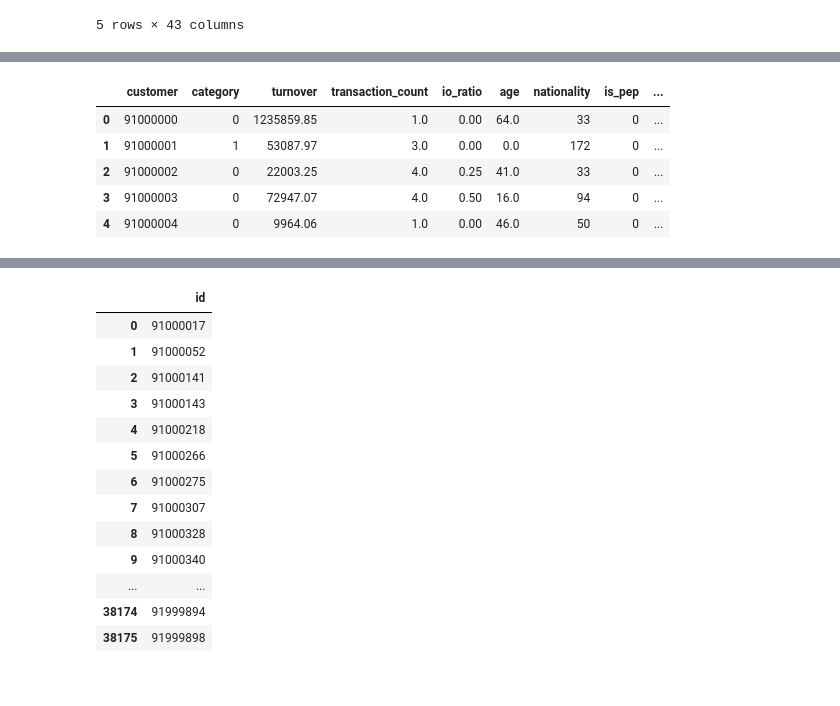
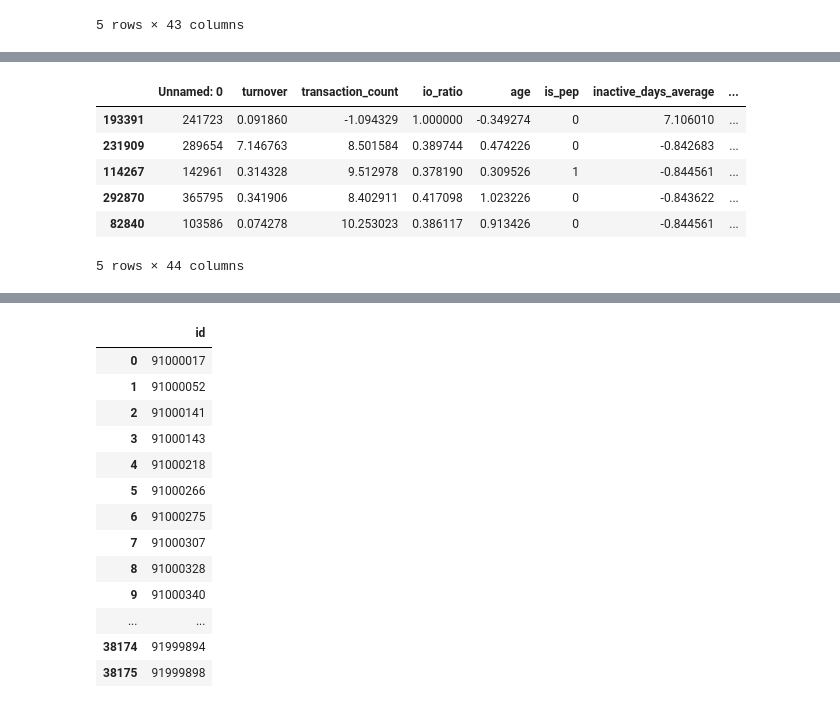
Before and after one commit to nathanquinteiro/fraud_detection_model_CS, a Jupyter notebook: Classifier.ipynb, the cells around one changed output, grey strips where cells are left out. Cells and saved outputs as stored; diff of their text form; code cells hidden in the pictures.

```diff
--- a/Classifier.ipynb
+++ b/Classifier.ipynb
@@ -121,9 +99,0 @@ original = pd.read_csv("../test.csv")
-# %%
-original.head()
-# %% [output]
-|  | customer | category | turnover | transaction_count | io_ratio | age | nationality | is_pep | ... |
-| 0 | 91000000 | 0 | 1235859.85 | 1.0 | 0.00 | 64.0 | 33 | 0 | ... |
-| 1 | 91000001 | 1 | 53087.97 | 3.0 | 0.00 | 0.0 | 172 | 0 | ... |
-| 2 | 91000002 | 0 | 22003.25 | 4.0 | 0.25 | 41.0 | 33 | 0 | ... |
-| 3 | 91000003 | 0 | 72947.07 | 4.0 | 0.50 | 16.0 | 94 | 0 | ... |
-| 4 | 91000004 | 0 | 9964.06 | 1.0 | 0.00 | 46.0 | 50 | 0 | ... |
@@ -131,0 +100,11 @@ original[original["category"] == 0][test_predictions]["customer"].to_csv("../cus
+# %%
+sorted_test_data = test_data.sort_values("predictions", ascending=False)
+sorted_test_data.head()
+# %% [output]
+|  | Unnamed: 0 | turnover | transaction_count | io_ratio | age | is_pep | inactive_days_average | ... |
+| 193391 | 241723 | 0.091860 | -1.094329 | 1.000000 | -0.349274 | 0 | 7.106010 | ... |
+| 231909 | 289654 | 7.146763 | 8.501584 | 0.389744 | 0.474226 | 0 | -0.842683 | ... |
+| 114267 | 142961 | 0.314328 | 9.512978 | 0.378190 | 0.309526 | 1 | -0.844561 | ... |
+| 292870 | 365795 | 0.341906 | 8.402911 | 0.417098 | 1.023226 | 0 | -0.843622 | ... |
+| 82840 | 103586 | 0.074278 | 10.253023 | 0.386117 | 0.913426 | 0 | -0.844561 | ... |
+5 rows × 44 columns
```
Also changed, not shown: parts of 22 cells of this notebook.
